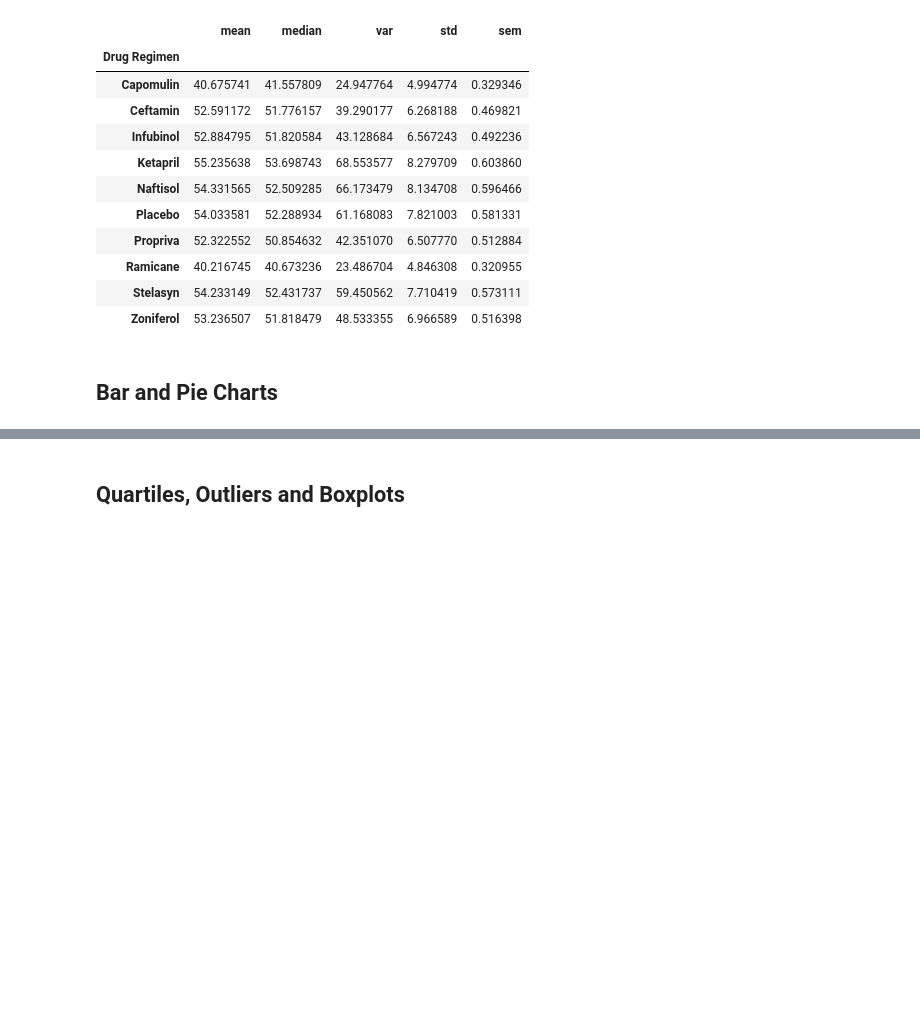
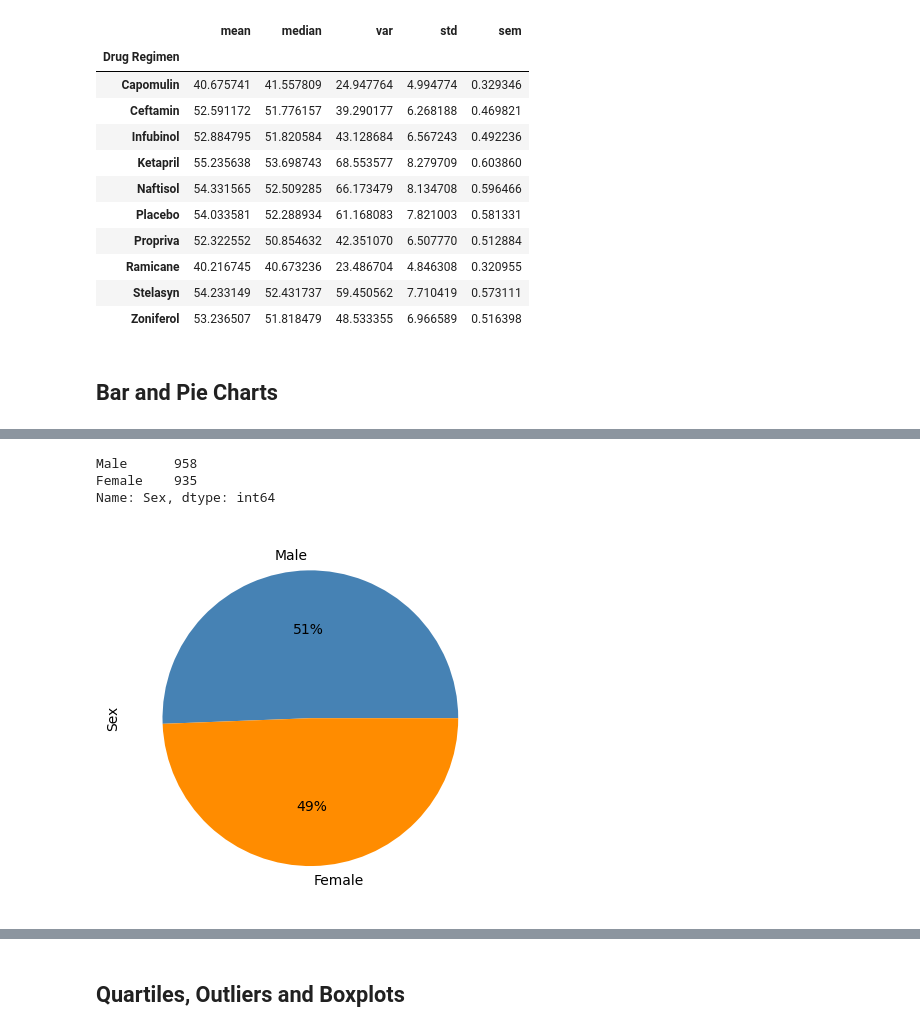
Before and after one commit to mhosseinf/Madule_5_Challenge_Data_Visualisation, a Jupyter notebook: Pymaceuticals/pymaceuticals_starter.ipynb, the cells around one changed output, grey strips where cells are left out. Cells and saved outputs as stored; diff of their text form; code cells hidden in the pictures; blank space fills up the shorter version.

```diff
--- a/Pymaceuticals/pymaceuticals_starter.ipynb
+++ b/Pymaceuticals/pymaceuticals_starter.ipynb
@@ -154 +195,17 @@ summary_statistics
+# %%
+# Generate gender distribution
+
+gender_counts = combined_data['Sex'].value_counts()
+gender_counts
+# %% [output]
+Male      958
+Female    935
+Name: Sex, dtype: int64
+# %%
+# Generate a pie plot
+gender_counts.plot(kind='pie', autopct='%0.0f%%', startangle=0, colors=['steelblue', 'darkorange'])
+plt.ylabel("Sex")
+plt.show()
+# %% [output]
+[figure, added]
 # %%
```
Also changed, not shown: parts of 7 cells of this notebook.
